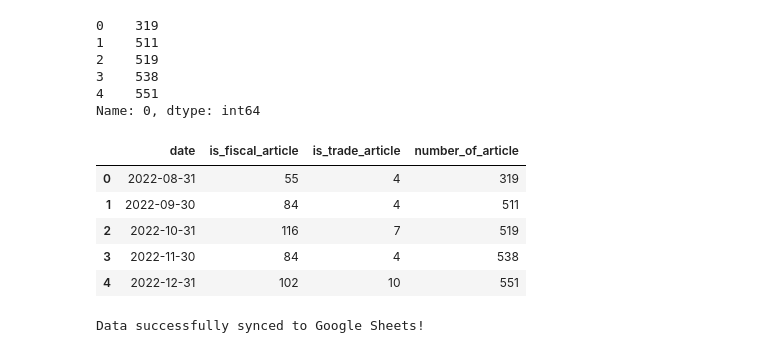
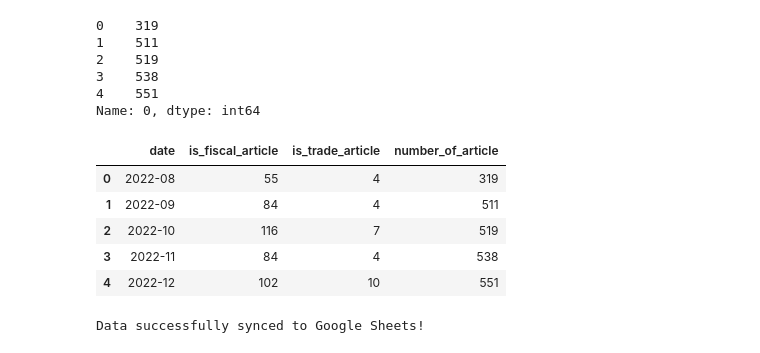
Before and after one commit to nguyenhaitran/Fiscal-Trade-Policy-Intelligence, a Jupyter notebook: fiscal_policy_index/pdf_extraction.ipynb, the cells around one changed output. Drawn from its saved outputs; the diff is of its cells as text; code cells hidden in the pictures.

```diff
--- a/fiscal_policy_index/pdf_extraction.ipynb
+++ b/fiscal_policy_index/pdf_extraction.ipynb
@@ -583,16 +612,17 @@ monthly_counts.head()
 Name: 0, dtype: int64
 # %%
 # Number of fiscal and tariff articles by the end of each months
-fiscal_trade_counts=wsj_df.groupby(pd.Grouper(key='date', axis=0, freq='ME')).sum().reset_index()[['date', 'is_fiscal_article', 'is_trade_article']]
-fiscal_trade_counts['number_of_article'] = monthly_counts
-fiscal_trade_counts.head()
+fiscal_trade_index=wsj_df.groupby(pd.Grouper(key='date', axis=0, freq='ME')).sum().reset_index()[['date', 'is_fiscal_article', 'is_trade_article']]
+fiscal_trade_index['number_of_article'] = monthly_counts
+fiscal_trade_index['date'] = fiscal_trade_counts['date']
+fiscal_trade_index.head()
 # %% [output]
 |  | date | is_fiscal_article | is_trade_article | number_of_article |
-| 0 | 2022-08-31 | 55 | 4 | 319 |
-| 1 | 2022-09-30 | 84 | 4 | 511 |
-| 2 | 2022-10-31 | 116 | 7 | 519 |
-| 3 | 2022-11-30 | 84 | 4 | 538 |
-| 4 | 2022-12-31 | 102 | 10 | 551 |
+| 0 | 2022-08 | 55 | 4 | 319 |
+| 1 | 2022-09 | 84 | 4 | 511 |
+| 2 | 2022-10 | 116 | 7 | 519 |
+| 3 | 2022-11 | 84 | 4 | 538 |
+| 4 | 2022-12 | 102 | 10 | 551 |
 # %%
 def index_calculation(column_name, dataframe):
     ## Step 1: Raw count
```
Also changed, not shown: parts of 12 cells of this notebook, 4 other files.
